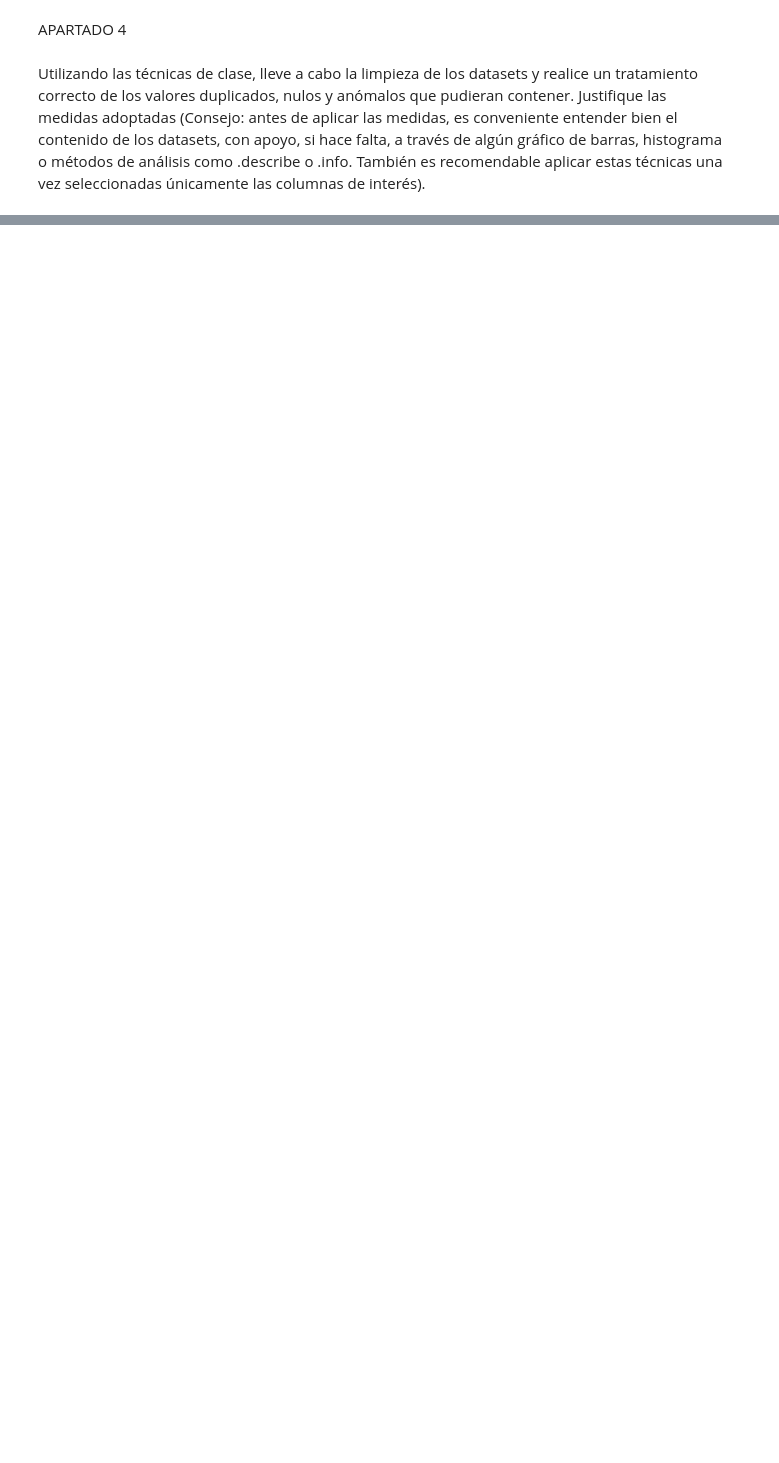
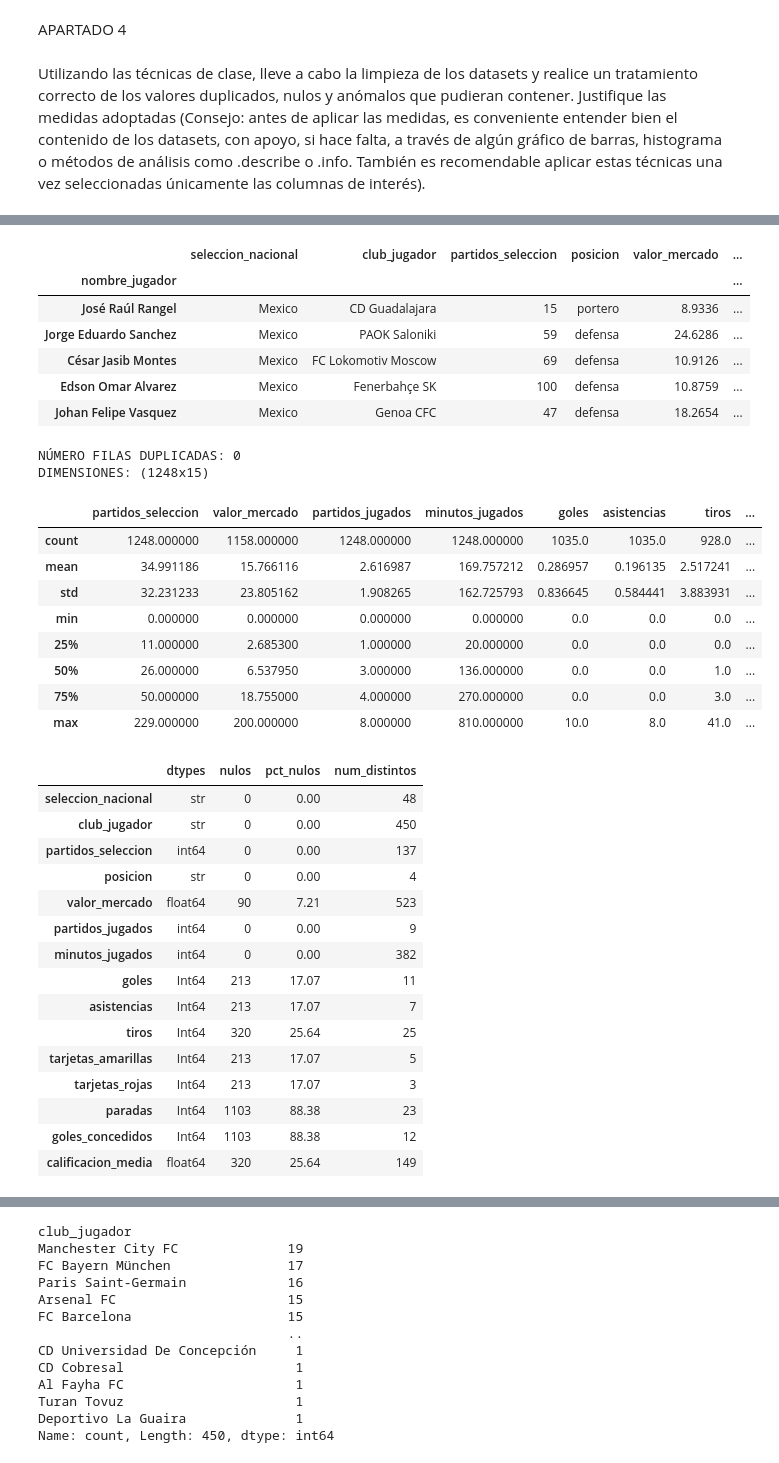
Before and after one commit to gonzalotorrentebelio/World-Cup-Spain, a Jupyter notebook: bloque1.ipynb, the cells around one changed output, grey strips where cells are left out. Cells and saved outputs as stored; diff of their text form; code cells hidden in the pictures; blank space fills up the shorter version.

```diff
--- a/bloque1.ipynb
+++ b/bloque1.ipynb
@@ -1011,0 +1044,41 @@ partidos = partidos.replace("usa", "USA")
+# %%
+#JUGADORES
+#Visualizamos datos
+display(resumen(jugadores))
+for i in jugadores.select_dtypes(exclude="number").columns:
+    display(jugadores[i].value_counts(dropna=False))
+# %% [output]
+|  | seleccion_nacional | club_jugador | partidos_seleccion | posicion | valor_mercado | ... |
+| nombre_jugador |  |  |  |  |  | ... |
+| José Raúl Rangel | Mexico | CD Guadalajara | 15 | portero | 8.9336 | ... |
+| Jorge Eduardo Sanchez | Mexico | PAOK Saloniki | 59 | defensa | 24.6286 | ... |
+| César Jasib Montes | Mexico | FC Lokomotiv Moscow | 69 | defensa | 10.9126 | ... |
+| Edson Omar Alvarez | Mexico | Fenerbahçe SK | 100 | defensa | 10.8759 | ... |
+| Johan Felipe Vasquez | Mexico | Genoa CFC | 47 | defensa | 18.2654 | ... |
+NÚMERO FILAS DUPLICADAS: 0
+DIMENSIONES: (1248x15)
+|  | partidos_seleccion | valor_mercado | partidos_jugados | minutos_jugados | goles | asistencias | tiros | ... |
+| count | 1248.000000 | 1158.000000 | 1248.000000 | 1248.000000 | 1035.0 | 1035.0 | 928.0 | ... |
+| mean | 34.991186 | 15.766116 | 2.616987 | 169.757212 | 0.286957 | 0.196135 | 2.517241 | ... |
+| std | 32.231233 | 23.805162 | 1.908265 | 162.725793 | 0.836645 | 0.584441 | 3.883931 | ... |
+| min | 0.000000 | 0.000000 | 0.000000 | 0.000000 | 0.0 | 0.0 | 0.0 | ... |
+| 25% | 11.000000 | 2.685300 | 1.000000 | 20.000000 | 0.0 | 0.0 | 0.0 | ... |
+| 50% | 26.000000 | 6.537950 | 3.000000 | 136.000000 | 0.0 | 0.0 | 1.0 | ... |
+| 75% | 50.000000 | 18.755000 | 4.000000 | 270.000000 | 0.0 | 0.0 | 3.0 | ... |
+| max | 229.000000 | 200.000000 | 8.000000 | 810.000000 | 10.0 | 8.0 | 41.0 | ... |
+|  | dtypes | nulos | pct_nulos | num_distintos |
+| seleccion_nacional | str | 0 | 0.00 | 48 |
+| club_jugador | str | 0 | 0.00 | 450 |
+| partidos_seleccion | int64 | 0 | 0.00 | 137 |
+| posicion | str | 0 | 0.00 | 4 |
+| valor_mercado | float64 | 90 | 7.21 | 523 |
+| partidos_jugados | int64 | 0 | 0.00 | 9 |
+| minutos_jugados | int64 | 0 | 0.00 | 382 |
+| goles | Int64 | 213 | 17.07 | 11 |
+| asistencias | Int64 | 213 | 17.07 | 7 |
+| tiros | Int64 | 320 | 25.64 | 25 |
+| tarjetas_amarillas | Int64 | 213 | 17.07 | 5 |
+| tarjetas_rojas | Int64 | 213 | 17.07 | 3 |
+| paradas | Int64 | 1103 | 88.38 | 23 |
+| goles_concedidos | Int64 | 1103 | 88.38 | 12 |
+| calificacion_media | float64 | 320 | 25.64 | 149 |
@@ -1011,0 +1102,13 @@ partidos = partidos.replace("usa", "USA")
+club_jugador
+Manchester City FC              19
+FC Bayern München               17
+Paris Saint-Germain             16
+Arsenal FC                      15
+FC Barcelona                    15
+                                ..
+CD Universidad De Concepción     1
+CD Cobresal                      1
+Al Fayha FC                      1
+Turan Tovuz                      1
+Deportivo La Guaira              1
+Name: count, Length: 450, dtype: int64
```
Also changed, not shown: parts of 11 cells of this notebook, 3 other files.
